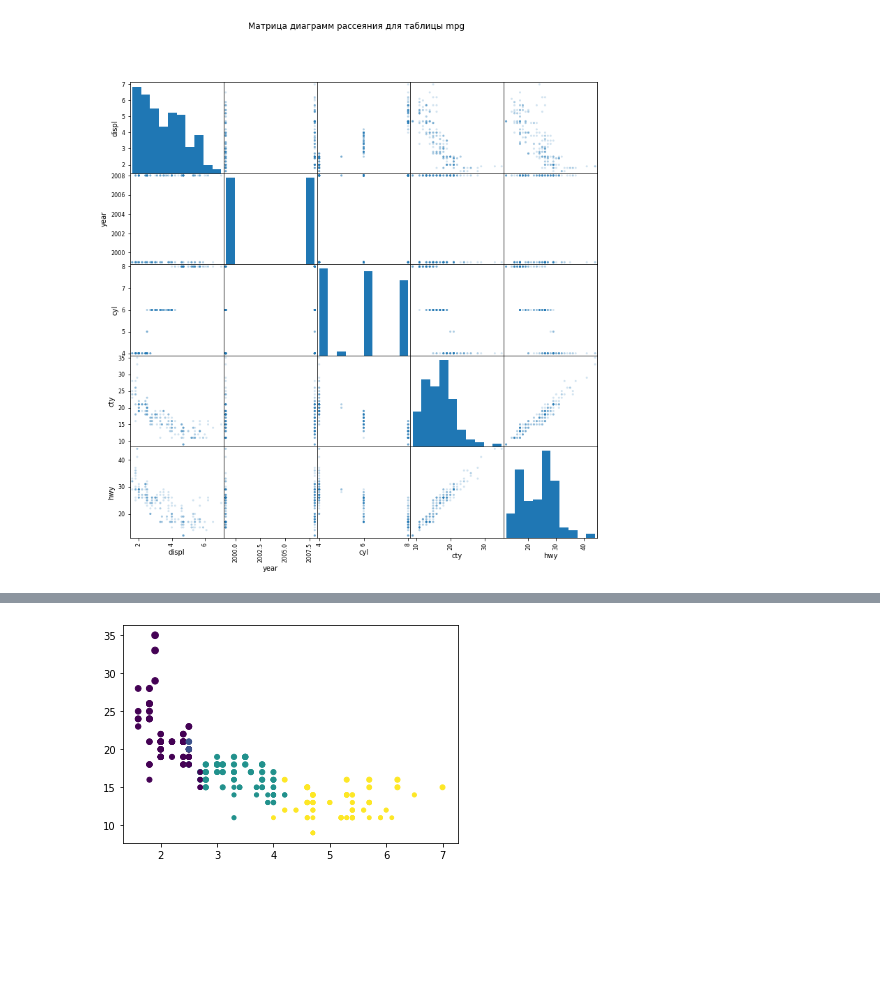
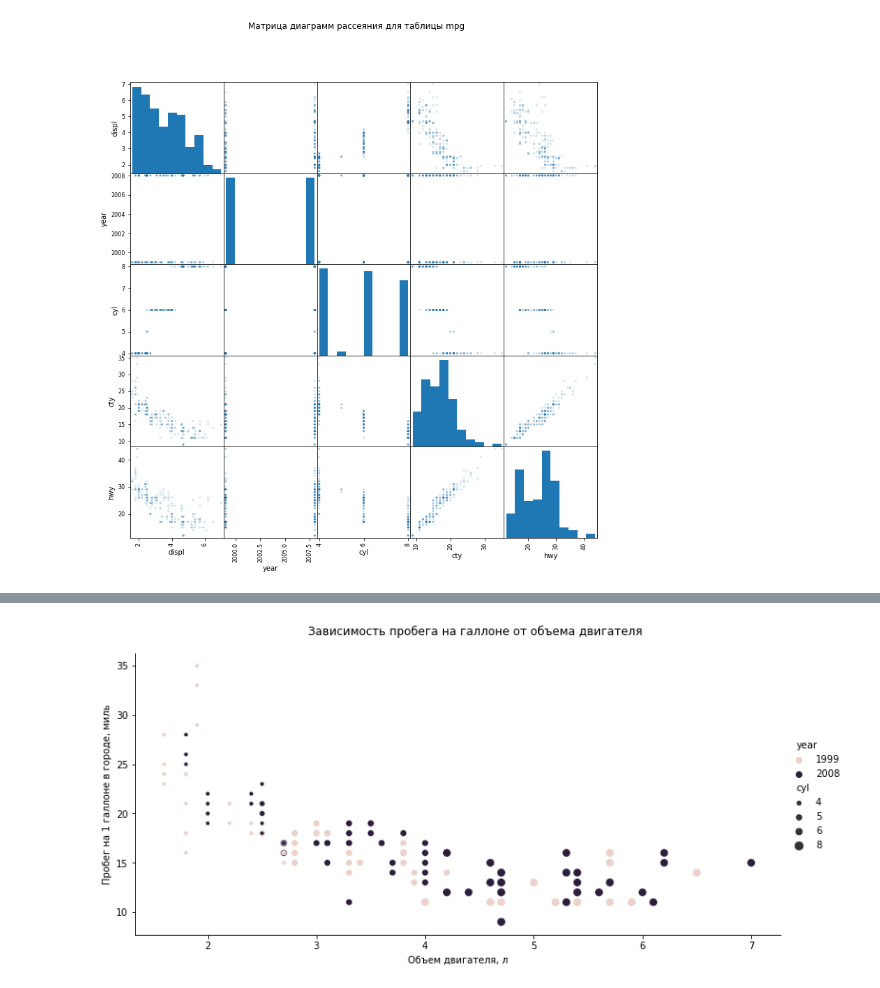
Before and after one commit to postlogist/python-ds, a Jupyter notebook: EDA/02_multivariate_eda.ipynb, the cells around one changed output, grey strips where cells are left out. Drawn from its saved outputs; the diff is of its cells as text; code cells hidden in the pictures; blank space fills up the shorter version.

```diff
--- a/EDA/02_multivariate_eda.ipynb
+++ b/EDA/02_multivariate_eda.ipynb
@@ -1063,6 +1067,11 @@ plt.show()
-# %%
-# в Matplotlib:
-plt.scatter(x='displ', y='cty', c='cyl', s='hwy', data=mpg);
-# Есть проблема со связыванием категориальных переменных, масштабирование размера приходится делать самостоятельно
-# %% [output]
-[figure, removed]
+# %%
+# Seaborn: Связываем категорию со цветом
+sns.relplot(x='displ', y='cty', hue='year', size='cyl',
+           data=mpg,
+           kind='scatter', aspect=2);
+plt.suptitle('Зависимость пробега на галлоне от объема двигателя')
+plt.subplots_adjust(top=0.9) # Место для заголовка
+plt.xlabel('Объем двигателя, л')
+plt.ylabel('Пробег на 1 галлоне в городе, миль');
+# %% [output]
+[figure, added]
```
Also changed, not shown: parts of 34 cells of this notebook.
